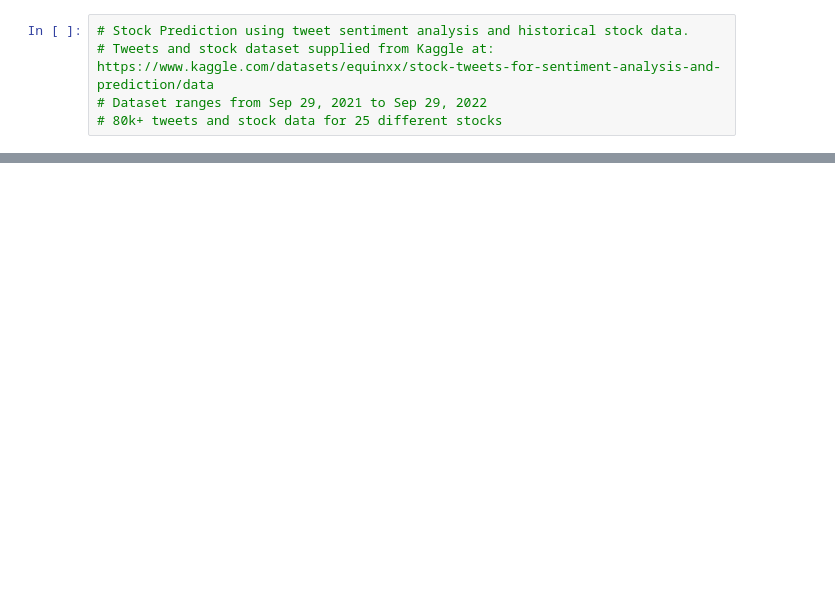
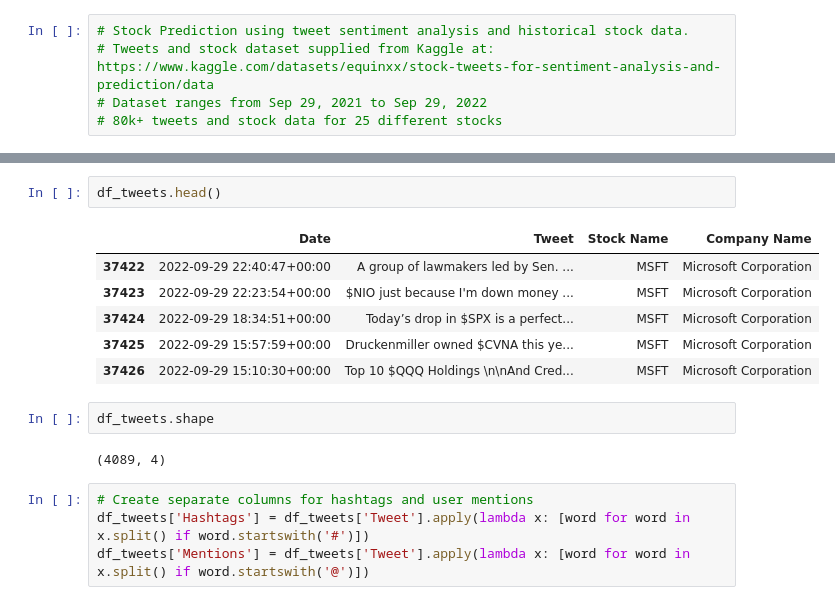
Before and after one commit to KWagnerCS/StockPredictor, a Jupyter notebook: StockPredictor.ipynb, the cells around one changed output, grey strips where cells are left out. Saved outputs shown, nothing was run; the diff lists cells and outputs as text; blank space fills up the shorter version.

```diff
--- a/StockPredictor.ipynb
+++ b/StockPredictor.ipynb
@@ -23,0 +52,17 @@ pip install matplotlib
+# %%
+df_tweets.head()
+# %% [output]
+|  | Date | Tweet | Stock Name | Company Name |
+| 37422 | 2022-09-29 22:40:47+00:00 | A group of lawmakers led by Sen. ... | MSFT | Microsoft Corporation |
+| 37423 | 2022-09-29 22:23:54+00:00 | $NIO just because I'm down money ... | MSFT | Microsoft Corporation |
+| 37424 | 2022-09-29 18:34:51+00:00 | Today’s drop in $SPX is a perfect... | MSFT | Microsoft Corporation |
+| 37425 | 2022-09-29 15:57:59+00:00 | Druckenmiller owned $CVNA this ye... | MSFT | Microsoft Corporation |
+| 37426 | 2022-09-29 15:10:30+00:00 | Top 10 $QQQ Holdings \n\nAnd Cred... | MSFT | Microsoft Corporation |
+# %%
+df_tweets.shape
+# %% [output]
+(4089, 4)
+# %%
+# Create separate columns for hashtags and user mentions
+df_tweets['Hashtags'] = df_tweets['Tweet'].apply(lambda x: [word for word in x.split() if word.startswith('#')])
+df_tweets['Mentions'] = df_tweets['Tweet'].apply(lambda x: [word for word in x.split() if word.startswith('@')])
```
Also changed, not shown: parts of 14 cells of this notebook.
